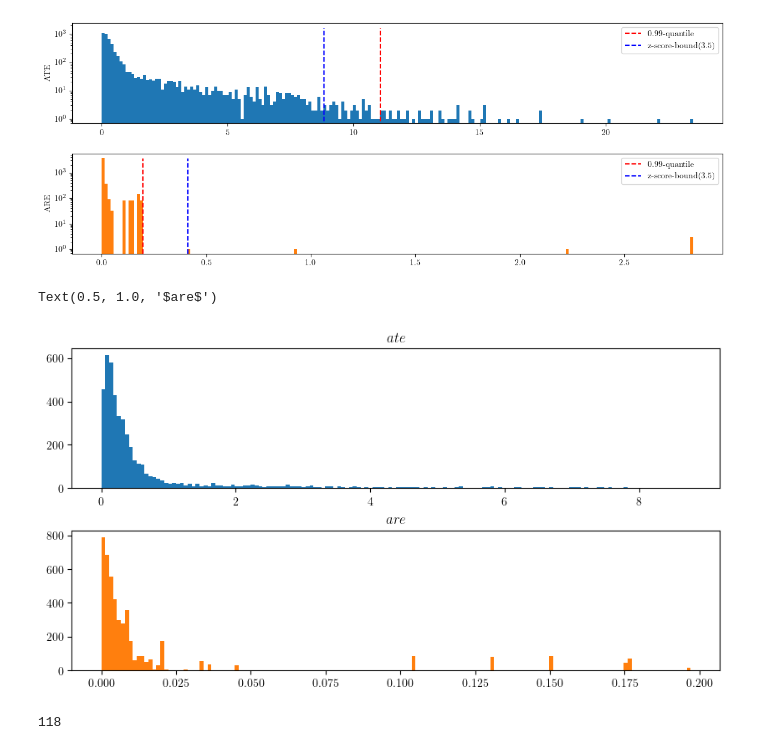
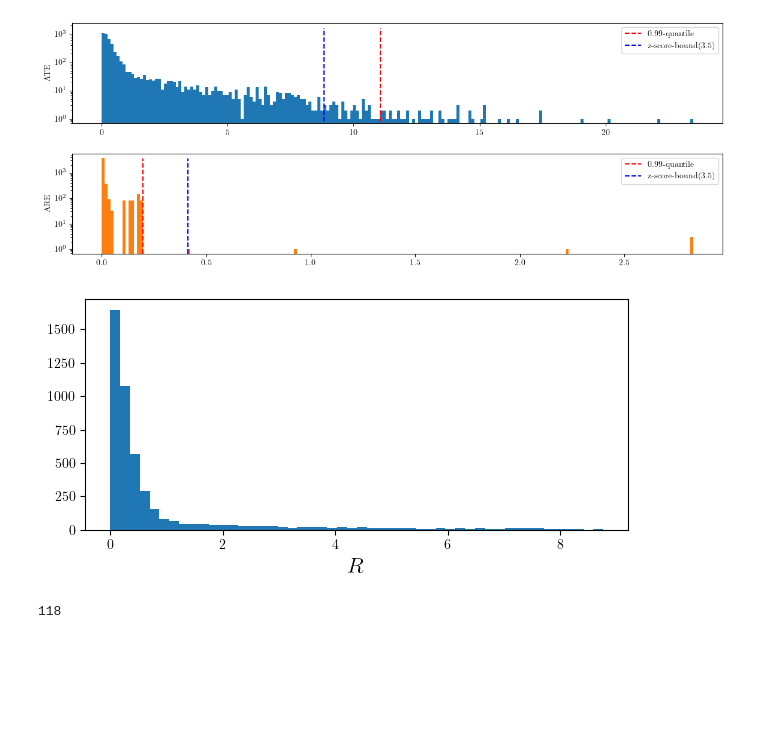
Before and after one commit to maurotella/SML_project_2024, a Jupyter notebook: data preprocessing/norm_dataset.ipynb, the cells around one changed output. Drawn from its saved outputs; the diff is of its cells as text; code cells hidden in the pictures; blank space fills up the shorter version.

```diff
--- a/data preprocessing/norm_dataset.ipynb
+++ b/data preprocessing/norm_dataset.ipynb
@@ -49,18 +49,16 @@ plt.savefig('APE_box.pdf', bbox_inches='tight')
 # %%
 filtered = data[
     (data['are']<data['are'].quantile(.99))&(data['are']<find_zscore_bound(data['are'],bound=3.5))&
     (data['ate']<data['ate'].quantile(.99))&(data['ate']<find_zscore_bound(data['ate'],bound=3.5))
 ].copy()
 
-_, axs = plt.subplots(2, 1, figsize=(10,5))
+_, axs = plt.subplots(1, 1, figsize=(7,3))
 plt.subplots_adjust(hspace=0.3)
-axs[0].hist(filtered['ate'], bins=150)
-axs[1].hist(filtered['are'], bins=150, color=ORANGE)
-axs[0].set_title('$ate$')
-axs[1].set_title('$are$')
+axs.hist(filtered['ate'], bins=50)
+axs.set_xlabel('$R$',fontsize=16)
+plt.savefig('APE_cutted.pdf', bbox_inches='tight')
 # %% [output]
-Text(0.5, 1.0, '$are$')
-[figure, old version]
+[figure, new version]
 # %%
 len(data)-len(filtered)
 # %% [output]
```
Also changed, not shown: parts of 1 cell of this notebook, 11 other files.
